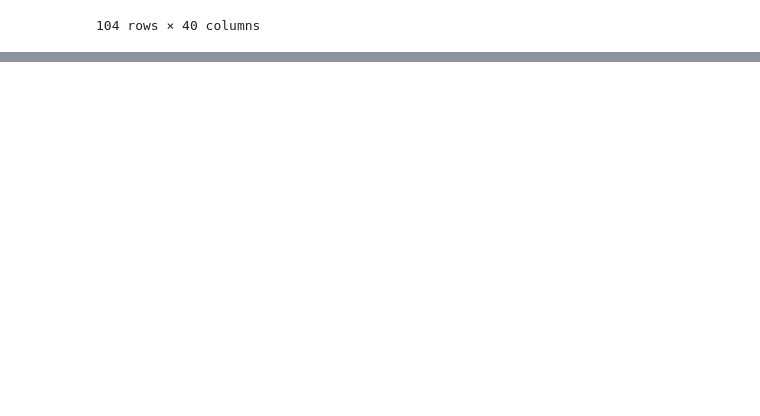
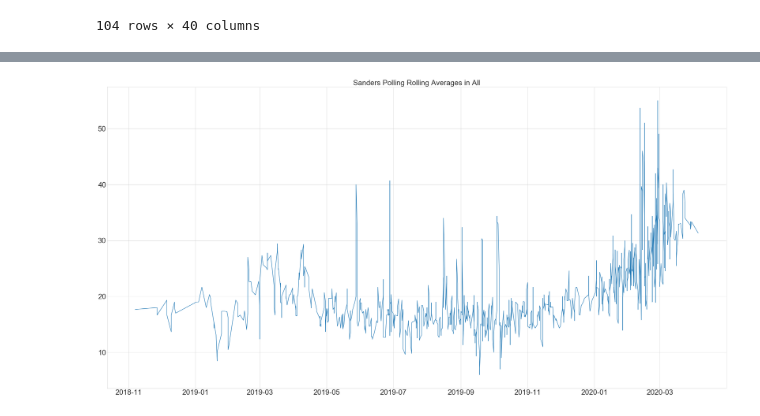
Before and after one commit to SanjithVenkatesh/538Analysis, a Jupyter notebook: 538Analysis.ipynb, the cells around one changed output, grey strips where cells are left out. Cells and saved outputs as stored; diff of their text form; code cells hidden in the pictures; blank space fills up the shorter version.

```diff
--- a/538Analysis.ipynb
+++ b/538Analysis.ipynb
@@ -309,0 +483,9 @@ noExtremities
+# %%
+sandersIndexChange = sanders.set_index("start_date_ts")
+# %%
+rolling = sandersIndexChange.rolling(window=3)
+rolling_mean = rolling.mean()
+print(rolling_mean["pct"])
+rolling_mean = rolling_mean.reset_index()
+sanders = sanders.reset_index()
+sanders.insert(2, "rollingMean", rolling_mean["pct"], True)
@@ -309,0 +522,11 @@ noExtremities
+# %%
+fig = plt.figure()
+plt.rcParams.update({'font.size': 26})
+plt.plot(sanders["start_date_ts"], sanders["rollingMean"])
+plt.rcParams['figure.figsize'] = [40, 20]
+plt.rcParams.update({'font.size': 22})
+#fig.legend([ "YouGov","SurveyUSA", "Monmouth University", "ABC News/Washington Post", "Selzer & Co.", "Muhlenberg College", "Suffolk University"])
+plt.title("Sanders Polling Rolling Averages in All")
+plt.show()
+# %% [output]
+[figure, added]
```
Also changed, not shown: parts of 21 cells of this notebook.
